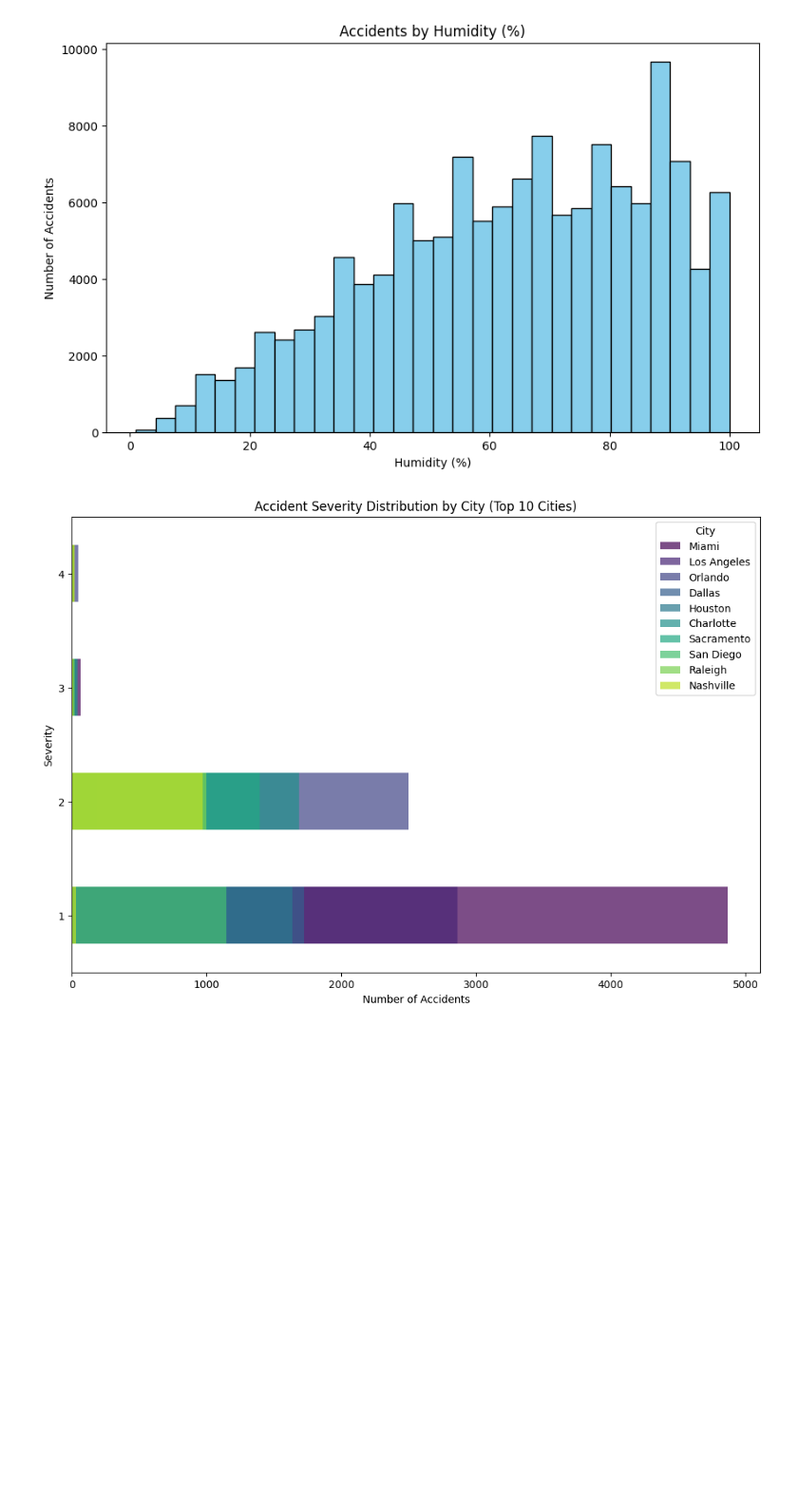
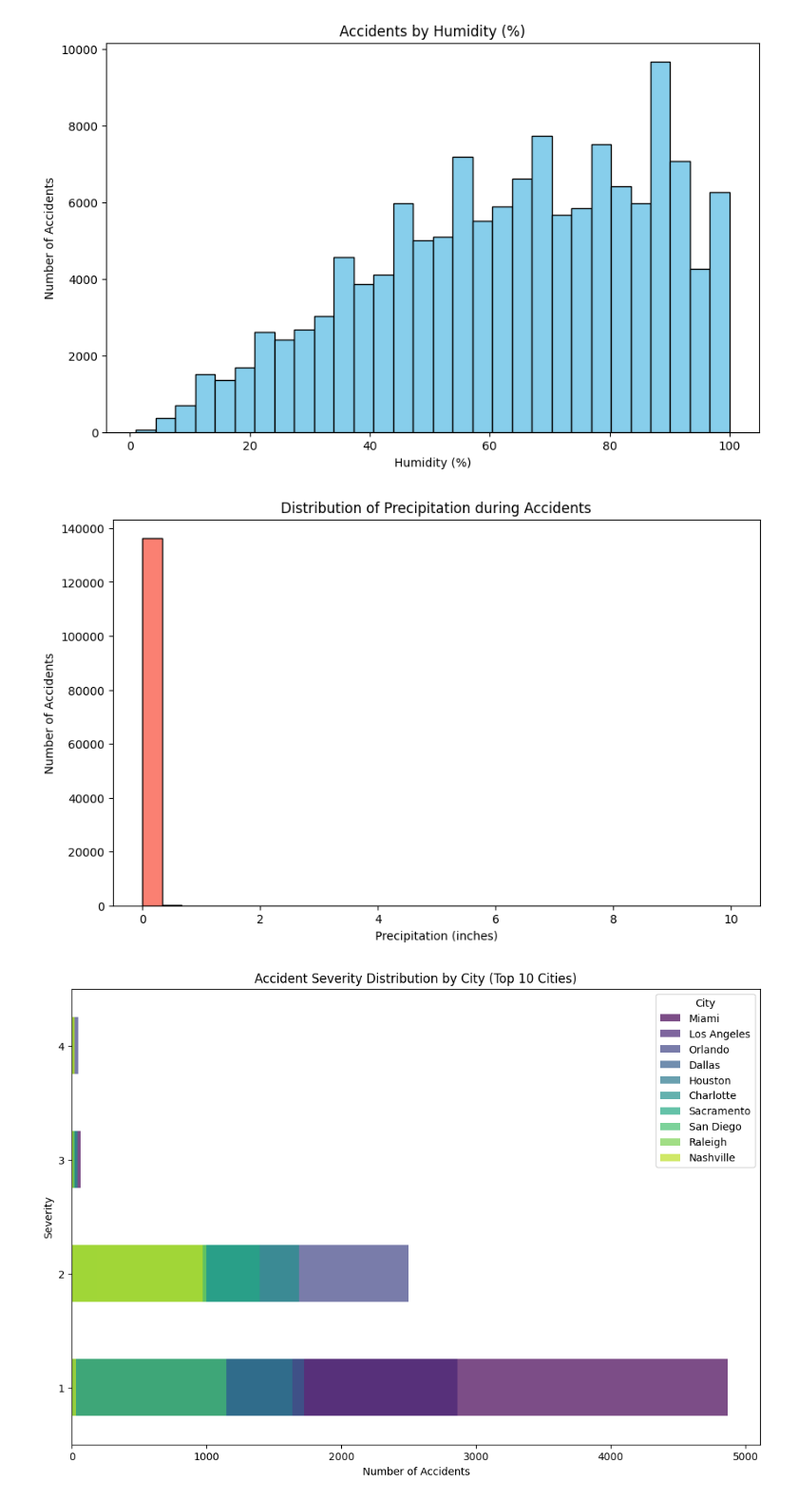
Before and after one commit to duvindusahan/Big_Data_216116V, a Jupyter notebook: Code.ipynb, the cells around one changed output. Shown at 95% size. Saved outputs shown, nothing was run; the diff lists cells and outputs as text; code cells hidden in the pictures; blank space fills up the shorter version.

```diff
--- a/Code.ipynb
+++ b/Code.ipynb
@@ -1118,6 +1117,16 @@ plt.ylabel('Number of Accidents')
 plt.show()
 # %% [output]
 [figure]
+# %%
+# Plotting precipitation distribution
+plt.figure(figsize=(10,6))
+source1_data_dropped_computed_cleaned['Precipitation(in)'].plot(kind='hist', bins=30, color='salmon', edgecolor='black')
+plt.title('Distribution of Precipitation during Accidents')
+plt.xlabel('Precipitation (inches)')
+plt.ylabel('Number of Accidents')
+plt.show()
+# %% [output]
+[figure, added]
 # %%
 # Top 10 cities with the most accidents
 top_cities = source1_data_dropped_computed_cleaned['City'].value_counts().head(10)
```
Also changed, not shown: parts of 3 cells of this notebook, 2 other files.
